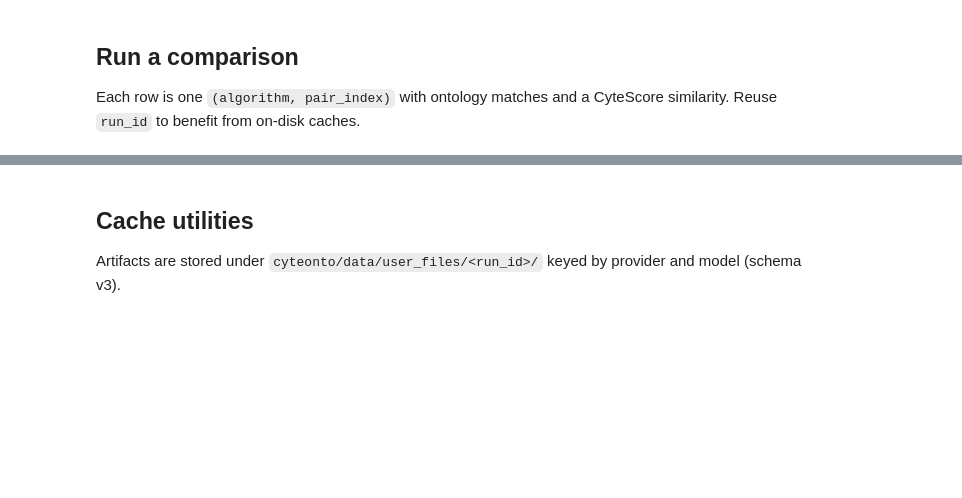
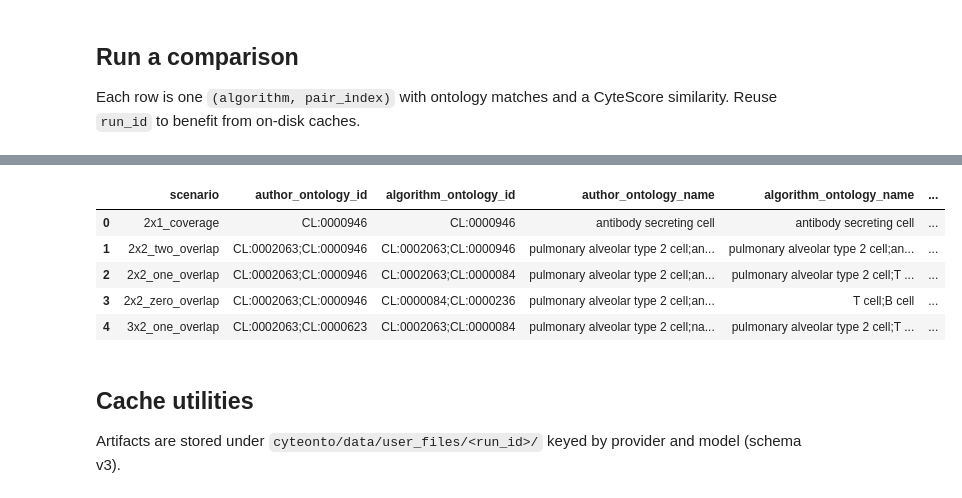
Before and after one commit to NygenAnalytics/CyteOnto, a Jupyter notebook: notebooks/quick_tutorial.ipynb, the cells around one changed output, grey strips where cells are left out. Cells and saved outputs as stored; diff of their text form; code cells hidden in the pictures; blank space fills up the shorter version.

```diff
--- a/notebooks/quick_tutorial.ipynb
+++ b/notebooks/quick_tutorial.ipynb
@@ -134,3 +267,21 @@ LLM usage: {'agentName': 'CyteOnto', 'modelName': 'moonshotai/Kimi-K2.6', 'reque
+# %%
+compound_df[compound_df["similarity_method"] == "cytescore_compound"][
+    [
+        "scenario",
+        "author_ontology_id",
+        "algorithm_ontology_id",
+        "author_ontology_name",
+        "algorithm_ontology_name",
+        "cytescore_similarity",
+    ]
+]
+# %% [output]
+|  | scenario | author_ontology_id | algorithm_ontology_id | author_ontology_name | algorithm_ontology_name | ... |
+| 0 | 2x1_coverage | CL:0000946 | CL:0000946 | antibody secreting cell | antibody secreting cell | ... |
+| 1 | 2x2_two_overlap | CL:0002063;CL:0000946 | CL:0002063;CL:0000946 | pulmonary alveolar type 2 cell;an... | pulmonary alveolar type 2 cell;an... | ... |
+| 2 | 2x2_one_overlap | CL:0002063;CL:0000946 | CL:0002063;CL:0000084 | pulmonary alveolar type 2 cell;an... | pulmonary alveolar type 2 cell;T ... | ... |
+| 3 | 2x2_zero_overlap | CL:0002063;CL:0000946 | CL:0000084;CL:0000236 | pulmonary alveolar type 2 cell;an... | T cell;B cell | ... |
+| 4 | 3x2_one_overlap | CL:0002063;CL:0000623 | CL:0002063;CL:0000084 | pulmonary alveolar type 2 cell;na... | pulmonary alveolar type 2 cell;T ... | ... |
 # %% [markdown]
 ## Cache utilities
 
```
Also changed, not shown: parts of 11 cells of this notebook, 19 other files.
